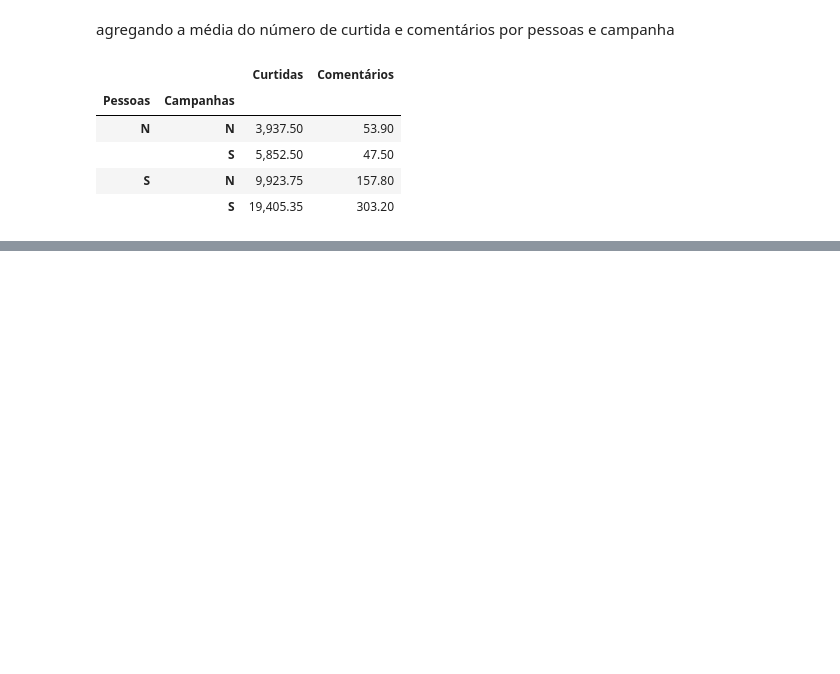
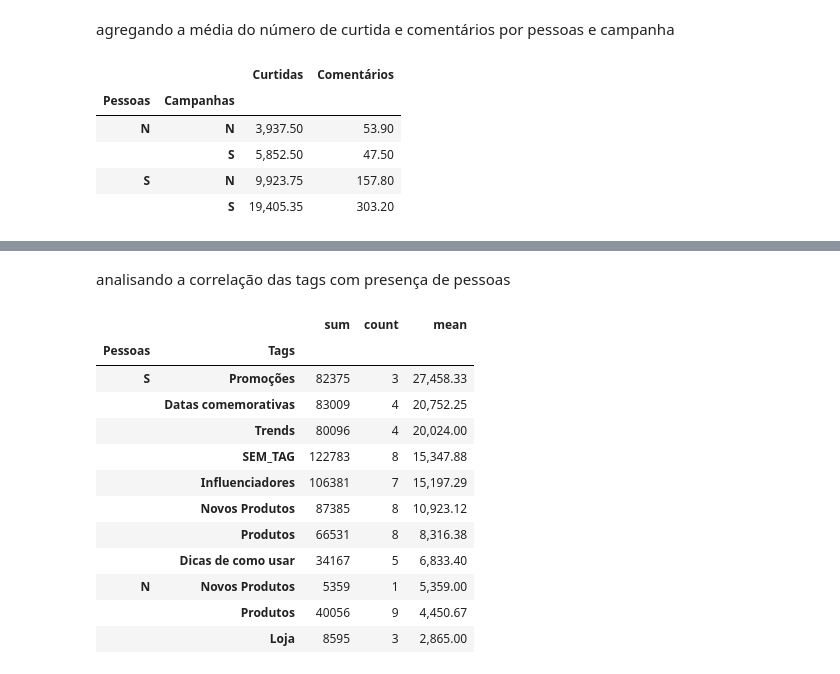
Before and after one commit to LuizHRPereira/estudos_ciencia_de_dados_com_python, a Jupyter notebook: 02-projeto-analise-engajamento-instagram/analise_engajamento_instagram.ipynb, the cells around one changed output, grey strips where cells are left out. Drawn from its saved outputs; the diff is of its cells as text; code cells hidden in the pictures; blank space fills up the shorter version.

```diff
--- a/02-projeto-analise-engajamento-instagram/analise_engajamento_instagram.ipynb
+++ b/02-projeto-analise-engajamento-instagram/analise_engajamento_instagram.ipynb
@@ -214,0 +245,3 @@ base.groupby(['Pessoas','Campanhas'])[['Curtidas','Comentários']].mean()
+# %%
+base.Tags = base.Tags.str.split('/')
+base.head()
@@ -214,0 +259,3 @@ base.groupby(['Pessoas','Campanhas'])[['Curtidas','Comentários']].mean()
+# %%
+base = base.explode('Tags')
+base.head()
@@ -214,0 +286,18 @@ base.groupby(['Pessoas','Campanhas'])[['Curtidas','Comentários']].mean()
+# %% [markdown]
+analisando a correlação das tags com presença de pessoas
+# %%
+base.groupby(['Pessoas','Tags'])['Curtidas'].agg(['sum','count','mean',]).sort_values(by='mean', ascending=False)
+# %% [output]
+|  |  | sum | count | mean |
+| Pessoas | Tags |  |  |  |
+| S | Promoções | 82375 | 3 | 27,458.33 |
+|  | Datas comemorativas | 83009 | 4 | 20,752.25 |
+|  | Trends | 80096 | 4 | 20,024.00 |
+|  | SEM_TAG | 122783 | 8 | 15,347.88 |
+|  | Influenciadores | 106381 | 7 | 15,197.29 |
+|  | Novos Produtos | 87385 | 8 | 10,923.12 |
+|  | Produtos | 66531 | 8 | 8,316.38 |
+|  | Dicas de como usar | 34167 | 5 | 6,833.40 |
+| N | Novos Produtos | 5359 | 1 | 5,359.00 |
+|  | Produtos | 40056 | 9 | 4,450.67 |
+|  | Loja | 8595 | 3 | 2,865.00 |
```
Also changed, not shown: parts of 10 cells of this notebook.
